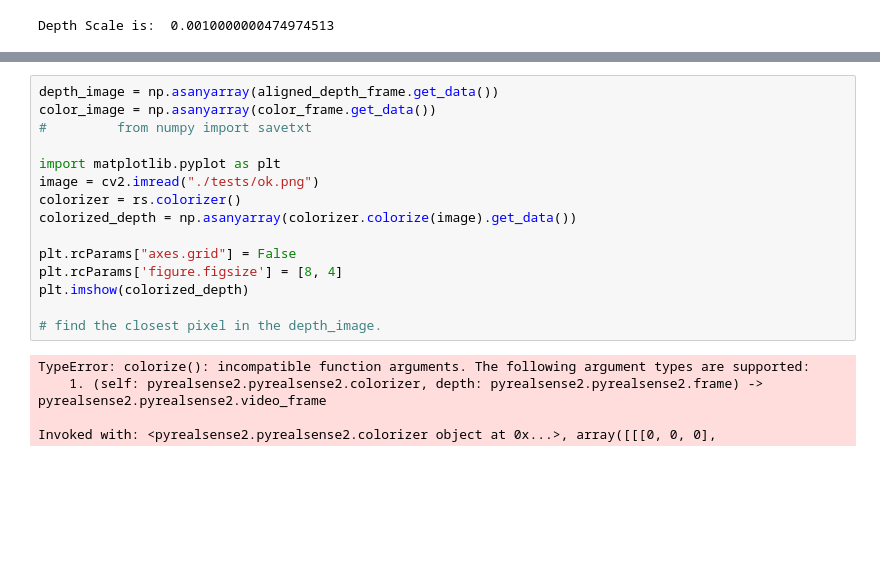
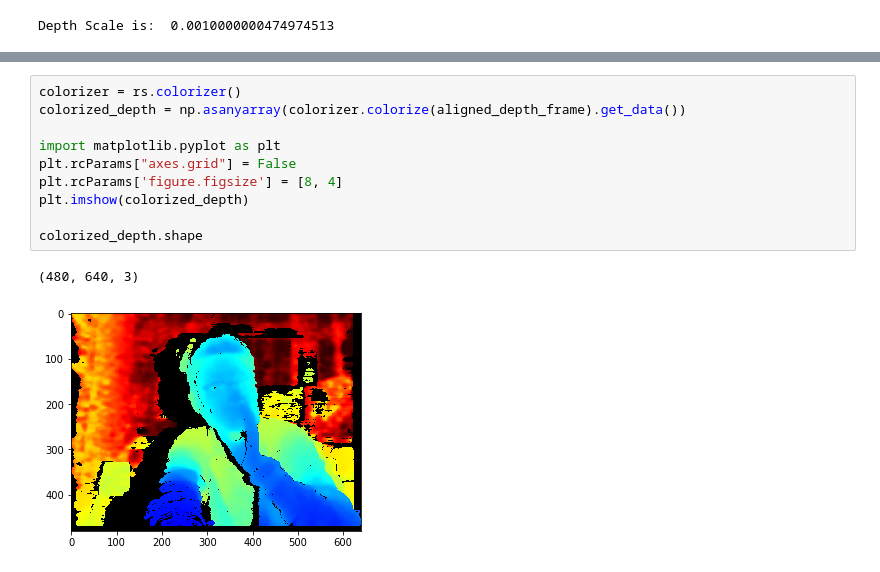
Before and after one commit to allison98/nwhacks2020, a Jupyter notebook: depth_camera/depth_test.ipynb, the cells around one changed output, grey strips where cells are left out. Cells and saved outputs as stored; diff of their text form; blank space fills up the shorter version.

```diff
--- a/depth_camera/depth_test.ipynb
+++ b/depth_camera/depth_test.ipynb
@@ -146,20 +157,13 @@ Depth Scale is:  0.0010000000474974513
 # %%
-depth_image = np.asanyarray(aligned_depth_frame.get_data())
-color_image = np.asanyarray(color_frame.get_data())
-#         from numpy import savetxt
+colorizer = rs.colorizer()
+colorized_depth = np.asanyarray(colorizer.colorize(aligned_depth_frame).get_data())
 
 import matplotlib.pyplot as plt
-image = cv2.imread("./tests/ok.png")
-colorizer = rs.colorizer()
-colorized_depth = np.asanyarray(colorizer.colorize(image).get_data())
-
 plt.rcParams["axes.grid"] = False
 plt.rcParams['figure.figsize'] = [8, 4]
 plt.imshow(colorized_depth)
 
-# find the closest pixel in the depth_image.
+colorized_depth.shape
 # %% [output]
-TypeError: colorize(): incompatible function arguments. The following argument types are supported:
-    1. (self: pyrealsense2.pyrealsense2.colorizer, depth: pyrealsense2.pyrealsense2.frame) -> pyrealsense2.pyrealsense2.video_frame
-
-Invoked with: <pyrealsense2.pyrealsense2.colorizer object at 0x...>, array([[[0, 0, 0],
+(480, 640, 3)
+[figure, added]
```
Also changed, not shown: parts of 9 cells of this notebook, 1 other file.
